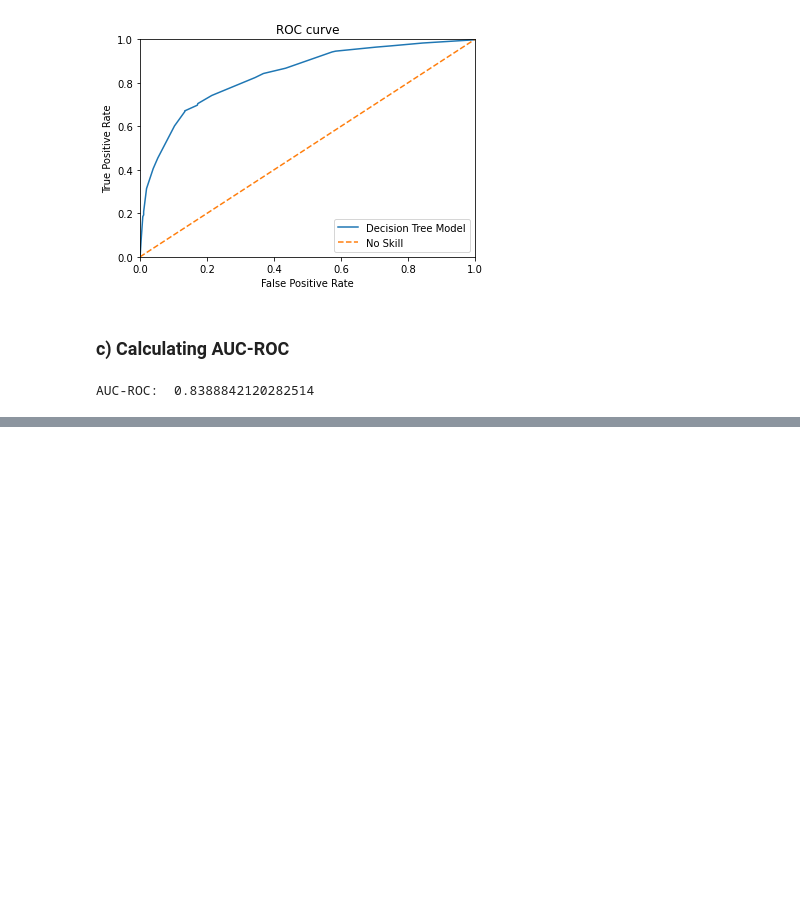
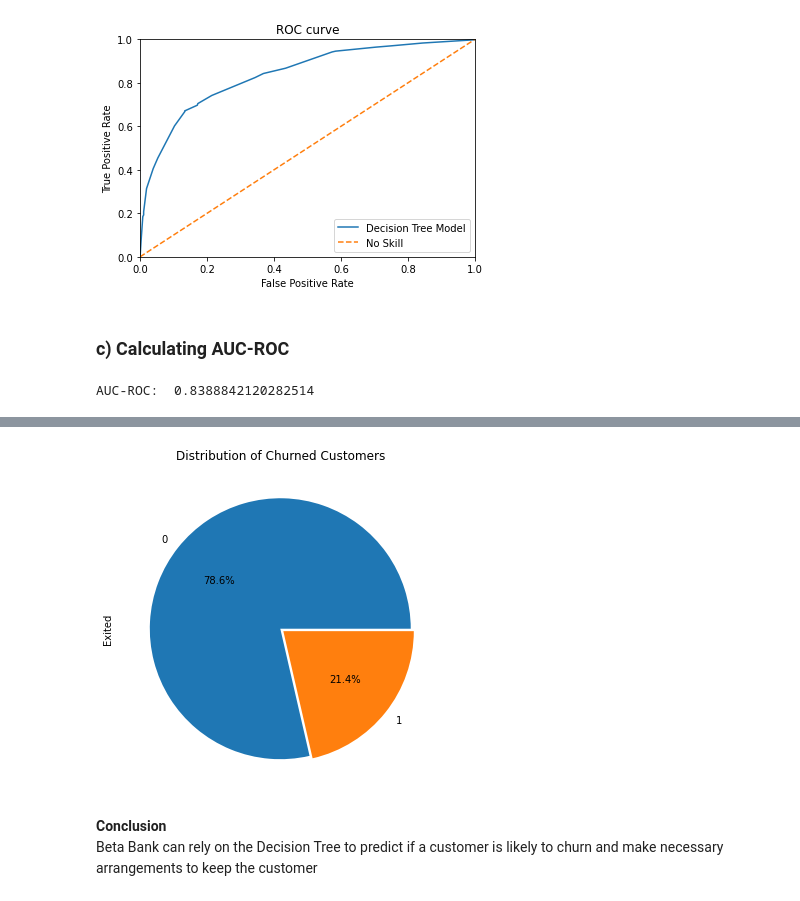
Before and after one commit to mangsmato/Week5_churn_prediction, a Jupyter notebook: bank_churn_predictions.ipynb, the cells around one changed output, grey strips where cells are left out. Saved outputs shown, nothing was run; the diff lists cells and outputs as text; code cells hidden in the pictures; blank space fills up the shorter version.

```diff
--- a/bank_churn_predictions.ipynb
+++ b/bank_churn_predictions.ipynb
@@ -702,0 +732,10 @@ AUC-ROC:  0.8388842120282514
+# %%
+# plotting a pie chart to investigate whether patients had diabetes or not
+target_valid.value_counts().plot(kind = 'pie', autopct = '%0.1f%%', figsize = [8, 6], explode = (0, 0.03))
+plt.title("Distribution of Churned Customers")
+plt.show()
+# %% [output]
+[figure, added]
+# %% [markdown]
+<b> Conclusion </b> <br>
+Beta Bank can rely on the Decision Tree to predict if a customer is likely to churn and make necessary arrangements to keep the customer
```
Also changed, not shown: parts of 9 cells of this notebook, 1 other file.
